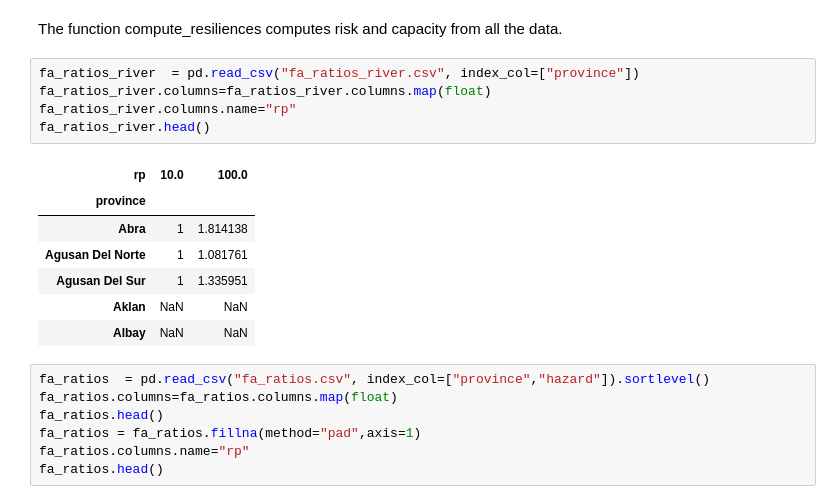
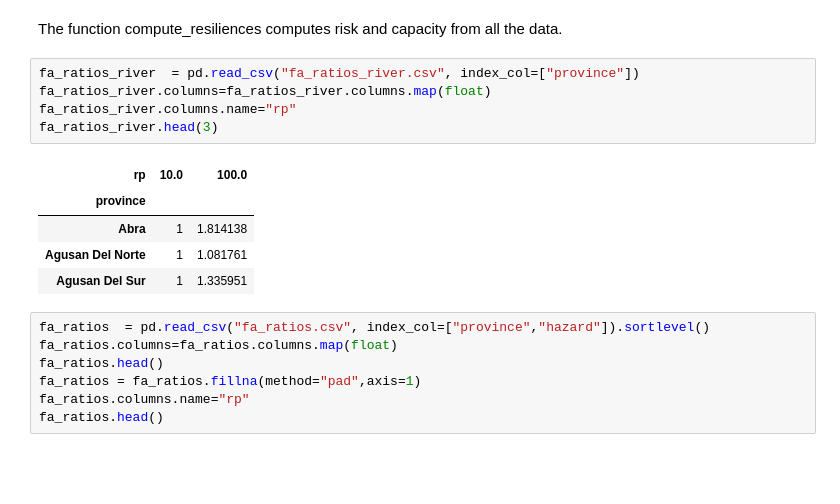
Before and after one commit to adrivsh/resilience_indicator_phl, a Jupyter notebook: socio_economic_capacity_demo.ipynb, the cells around one changed output. Saved outputs shown, nothing was run; the diff lists cells and outputs as text; blank space fills up the shorter version.

```diff
--- a/socio_economic_capacity_demo.ipynb
+++ b/socio_economic_capacity_demo.ipynb
@@ -123,16 +132,14 @@ The function compute_resiliences computes risk and capacity from all the data.
 # %%
 fa_ratios_river  = pd.read_csv("fa_ratios_river.csv", index_col=["province"])
 fa_ratios_river.columns=fa_ratios_river.columns.map(float)
 fa_ratios_river.columns.name="rp"
-fa_ratios_river.head()
+fa_ratios_river.head(3)
 # %% [output]
 | rp | 10.0 | 100.0 |
 | province |  |  |
 | Abra | 1 | 1.814138 |
 | Agusan Del Norte | 1 | 1.081761 |
 | Agusan Del Sur | 1 | 1.335951 |
-| Aklan | NaN | NaN |
-| Albay | NaN | NaN |
 # %%
 fa_ratios  = pd.read_csv("fa_ratios.csv", index_col=["province","hazard"]).sortlevel()
 fa_ratios.columns=fa_ratios.columns.map(float)
```
Also changed, not shown: parts of 8 cells of this notebook, 5 other files.
